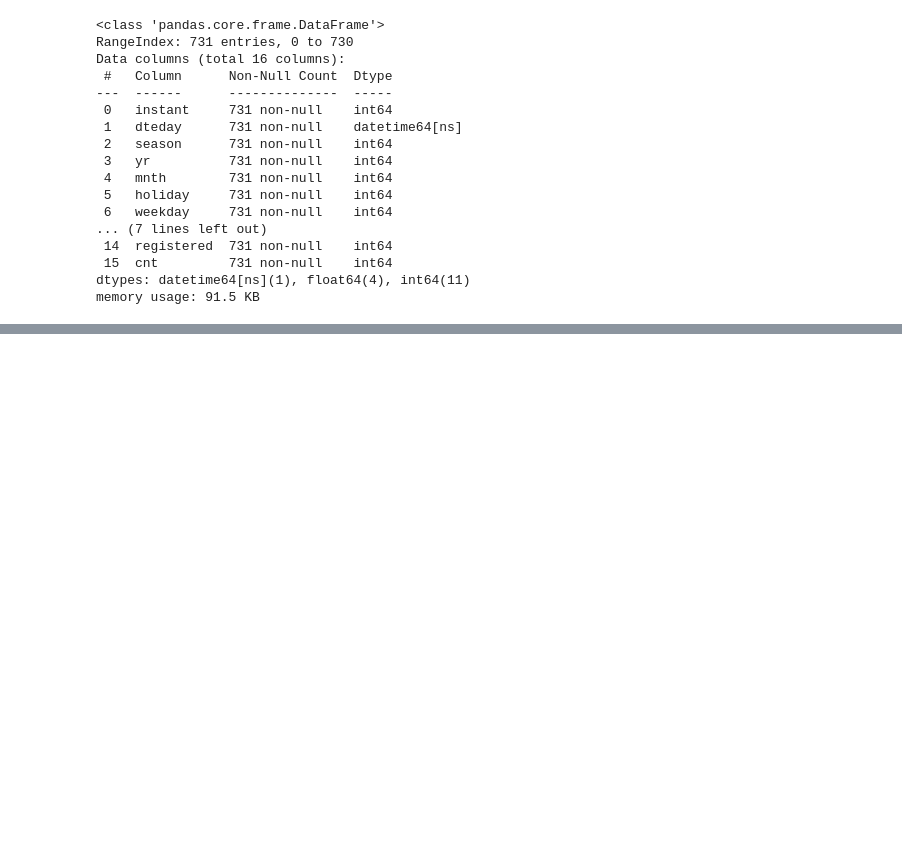
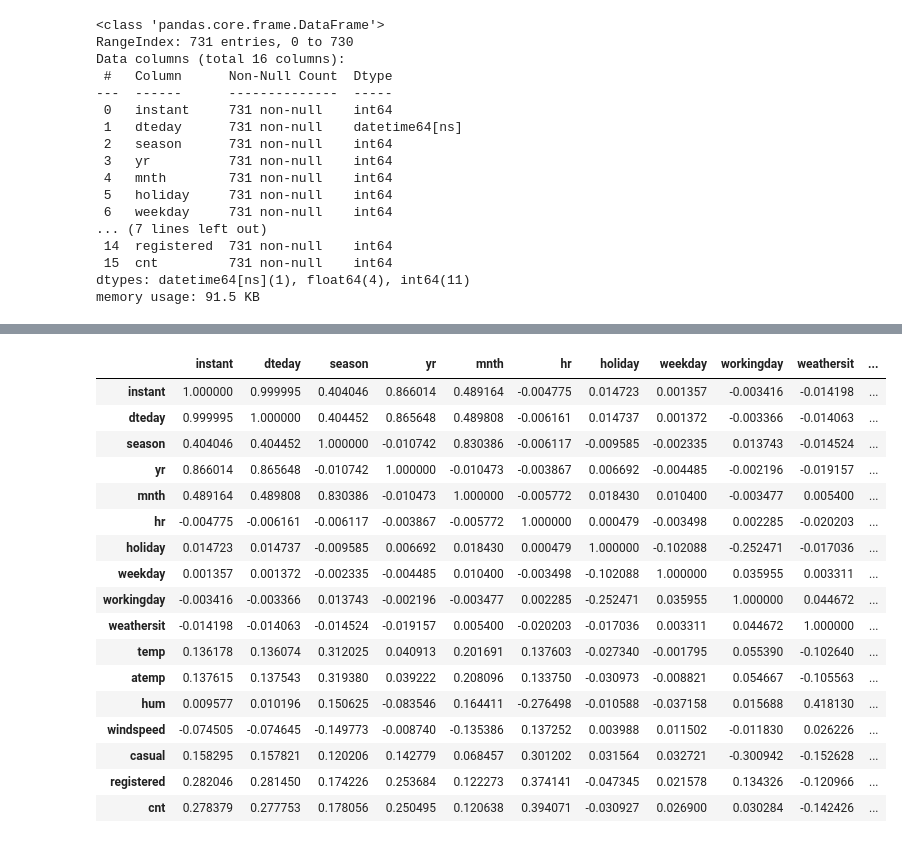
Before and after one commit to duevanofairuz/fp-data-analytics-python-dicoding, a Jupyter notebook: fp-submissions/notebook.ipynb, the cells around one changed output, grey strips where cells are left out. Cells and saved outputs as stored; diff of their text form; code cells hidden in the pictures; blank space fills up the shorter version.

```diff
--- a/fp-submissions/notebook.ipynb
+++ b/fp-submissions/notebook.ipynb
@@ -267,0 +285,22 @@ memory usage: 91.5 KB
+# %%
+#melihat korelasi antar variabel yang ingin di eksplor
+hour_df.corr()
+# %% [output]
+|  | instant | dteday | season | yr | mnth | hr | holiday | weekday | workingday | weathersit | ... |
+| instant | 1.000000 | 0.999995 | 0.404046 | 0.866014 | 0.489164 | -0.004775 | 0.014723 | 0.001357 | -0.003416 | -0.014198 | ... |
+| dteday | 0.999995 | 1.000000 | 0.404452 | 0.865648 | 0.489808 | -0.006161 | 0.014737 | 0.001372 | -0.003366 | -0.014063 | ... |
+| season | 0.404046 | 0.404452 | 1.000000 | -0.010742 | 0.830386 | -0.006117 | -0.009585 | -0.002335 | 0.013743 | -0.014524 | ... |
+| yr | 0.866014 | 0.865648 | -0.010742 | 1.000000 | -0.010473 | -0.003867 | 0.006692 | -0.004485 | -0.002196 | -0.019157 | ... |
+| mnth | 0.489164 | 0.489808 | 0.830386 | -0.010473 | 1.000000 | -0.005772 | 0.018430 | 0.010400 | -0.003477 | 0.005400 | ... |
+| hr | -0.004775 | -0.006161 | -0.006117 | -0.003867 | -0.005772 | 1.000000 | 0.000479 | -0.003498 | 0.002285 | -0.020203 | ... |
+| holiday | 0.014723 | 0.014737 | -0.009585 | 0.006692 | 0.018430 | 0.000479 | 1.000000 | -0.102088 | -0.252471 | -0.017036 | ... |
+| weekday | 0.001357 | 0.001372 | -0.002335 | -0.004485 | 0.010400 | -0.003498 | -0.102088 | 1.000000 | 0.035955 | 0.003311 | ... |
+| workingday | -0.003416 | -0.003366 | 0.013743 | -0.002196 | -0.003477 | 0.002285 | -0.252471 | 0.035955 | 1.000000 | 0.044672 | ... |
+| weathersit | -0.014198 | -0.014063 | -0.014524 | -0.019157 | 0.005400 | -0.020203 | -0.017036 | 0.003311 | 0.044672 | 1.000000 | ... |
+| temp | 0.136178 | 0.136074 | 0.312025 | 0.040913 | 0.201691 | 0.137603 | -0.027340 | -0.001795 | 0.055390 | -0.102640 | ... |
+| atemp | 0.137615 | 0.137543 | 0.319380 | 0.039222 | 0.208096 | 0.133750 | -0.030973 | -0.008821 | 0.054667 | -0.105563 | ... |
+| hum | 0.009577 | 0.010196 | 0.150625 | -0.083546 | 0.164411 | -0.276498 | -0.010588 | -0.037158 | 0.015688 | 0.418130 | ... |
+| windspeed | -0.074505 | -0.074645 | -0.149773 | -0.008740 | -0.135386 | 0.137252 | 0.003988 | 0.011502 | -0.011830 | 0.026226 | ... |
+| casual | 0.158295 | 0.157821 | 0.120206 | 0.142779 | 0.068457 | 0.301202 | 0.031564 | 0.032721 | -0.300942 | -0.152628 | ... |
+| registered | 0.282046 | 0.281450 | 0.174226 | 0.253684 | 0.122273 | 0.374141 | -0.047345 | 0.021578 | 0.134326 | -0.120966 | ... |
+| cnt | 0.278379 | 0.277753 | 0.178056 | 0.250495 | 0.120638 | 0.394071 | -0.030927 | 0.026900 | 0.030284 | -0.142426 | ... |
```
Also changed, not shown: parts of 8 cells of this notebook.
